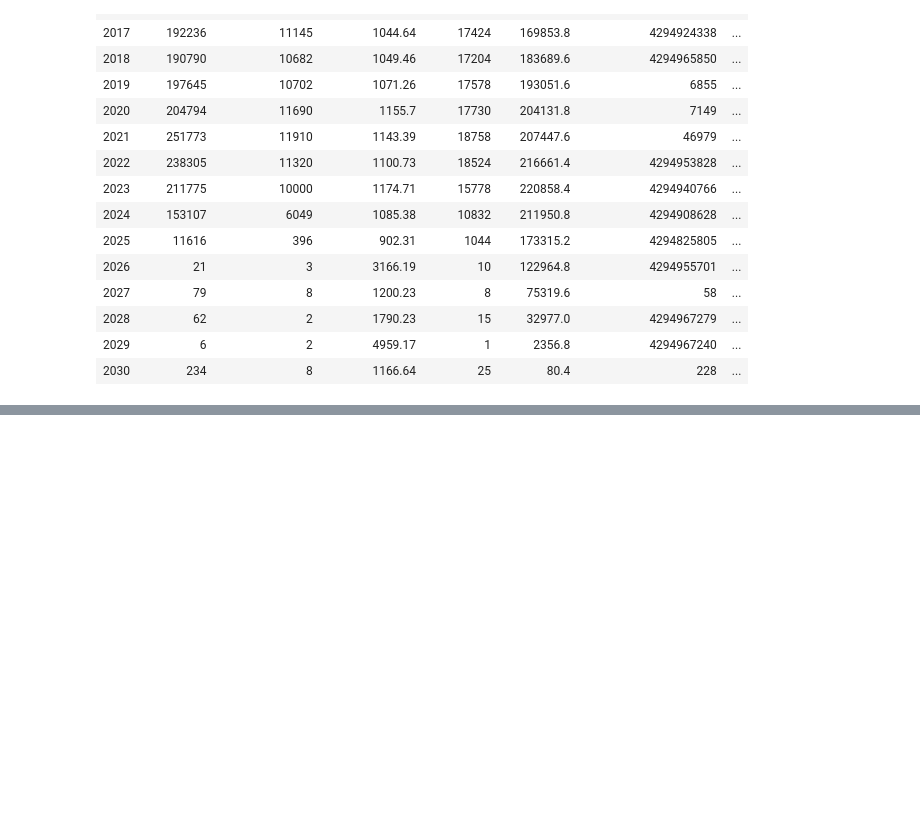
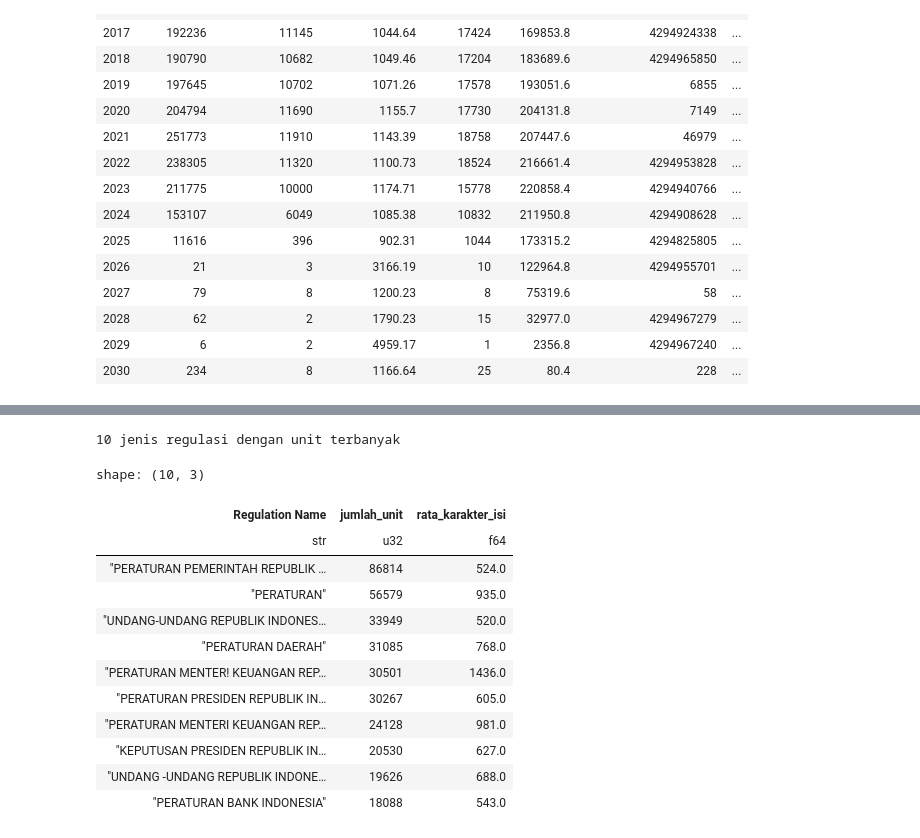
Before and after one commit to FakhriZiddanAkbar/tugas1-FakhriZiddanA, a Jupyter notebook: notebooks/03_eda_and_insights.ipynb, the cells around one changed output, grey strips where cells are left out. Drawn from its saved outputs; the diff is of its cells as text; code cells hidden in the pictures; blank space fills up the shorter version.

```diff
--- a/notebooks/03_eda_and_insights.ipynb
+++ b/notebooks/03_eda_and_insights.ipynb
@@ -99,0 +207,18 @@ shape: (15, 8)
+# %%
+print('10 jenis regulasi dengan unit terbanyak')
+ringkas_jenis
+# %% [output]
+10 jenis regulasi dengan unit terbanyak
+shape: (10, 3)
+| Regulation Name | jumlah_unit | rata_karakter_isi |
+| str | u32 | f64 |
+| "PERATURAN PEMERINTAH REPUBLIK … | 86814 | 524.0 |
+| "PERATURAN" | 56579 | 935.0 |
+| "UNDANG-UNDANG REPUBLIK INDONES… | 33949 | 520.0 |
+| "PERATURAN DAERAH" | 31085 | 768.0 |
+| "PERATURAN MENTER! KEUANGAN REP… | 30501 | 1436.0 |
+| "PERATURAN PRESIDEN REPUBLIK IN… | 30267 | 605.0 |
+| "PERATURAN MENTERI KEUANGAN REP… | 24128 | 981.0 |
+| "KEPUTUSAN PRESIDEN REPUBLIK IN… | 20530 | 627.0 |
+| "UNDANG -UNDANG REPUBLIK INDONE… | 19626 | 688.0 |
+| "PERATURAN BANK INDONESIA" | 18088 | 543.0 |
```
Also changed, not shown: parts of 10 cells of this notebook.
